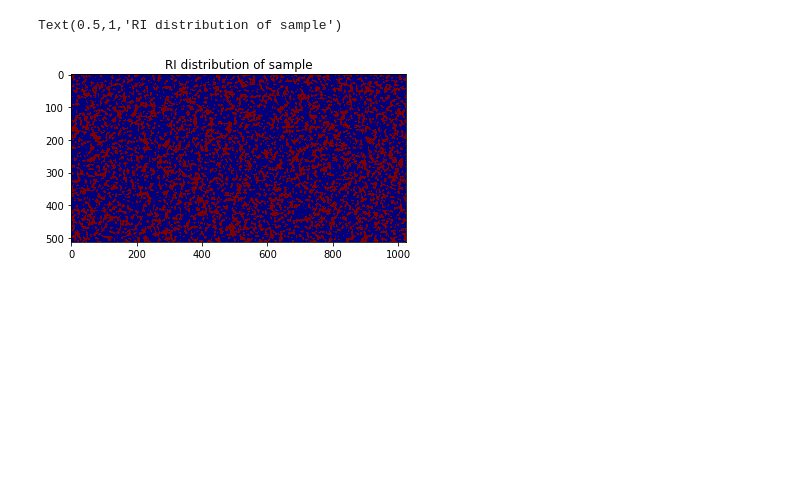
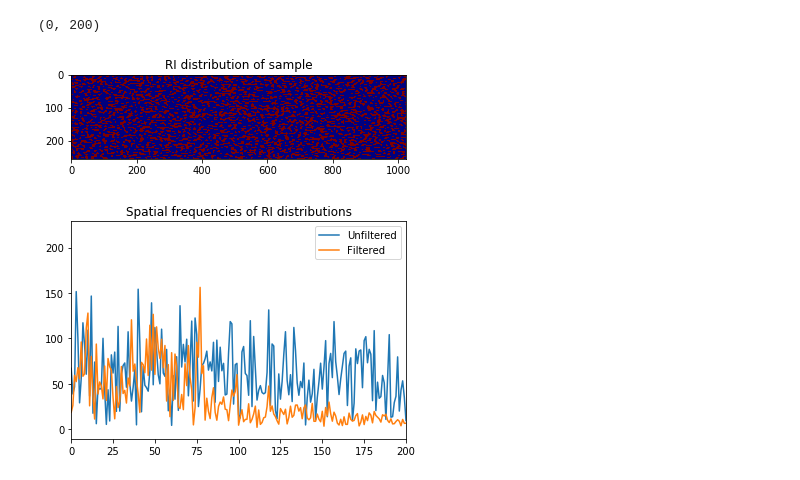
Before and after one commit to PrintRind/Turbid-Media-Propagation-Simulation, a Jupyter notebook: Turbid_Media_Sim_with_functions.ipynb, the cells around one changed output. Saved outputs shown, nothing was run; the diff lists cells and outputs as text; code cells hidden in the pictures; blank space fills up the shorter version.

```diff
--- a/Turbid_Media_Sim_with_functions.ipynb
+++ b/Turbid_Media_Sim_with_functions.ipynb
@@ -10,8 +12,9 @@ from input_wavefront import input_wavefront
 # %%
 #user parameters
-
-N=np.array([512, 1024]) # size of grid z,x
-u=np.array([.2, .1]) #units z, x in lambda
+m =2
+n =1
+N=np.array([int(512/m), int(1024/n)]) # size of grid z,x
+u=np.array([.2*m, .1*n]) #units z, x in lambda
 NA=0.5 #NA of lens
 RI=np.array([1.33, 1.4]) #refractive indices of turbid sample (we assume a binary RI-distribution for simplicity)
 # %%
@@ -28,18 +31,30 @@ kz=np.arange(0,N[0])*uk[0]
 # %%
 #defining random sample
 
 tmp=np.random.random(N) #array of random numbers with dimensions of N
 
 #low-pass filtering of random sample (performed in k-space)
 
 F_tmp=np.fft.fft2(tmp)  #fourier transform random array
-sigma=N/10*u  # 10% of simulation region ~ 5x10 wavelengths in real space
-F_filter=np.exp(-X**2/sigma[1]**2-(Z-N[0]*u[0]/2)**2/sigma[0]**2) #Gaussian LP filter function
-tmp2=np.fft.fftshift(np.fft.fft2(np.fft.ifftshift(F_filter*F_tmp))) #apply filter, undo shift to center spectrum on zero in k space
+sigma=N*u/10 # 10% of simulation region ~ 10x10 wavelengths in real space,
+sigma1 = int(N[0]*u[0]/10)
+F_filter=np.exp(-X**2/(sigma[1]*n)**2-(Z-N[0]*u[0]/2)**2/(sigma[0]*m)**2) #Gaussian LP filter function
+F_filter1=np.sqrt((X/n)**2+(Z-N[0]*u[0]/2)**2/(m)**2)<sigma1^2  #hard cutoff LP filter
+tmp2=np.fft.fftshift(np.fft.fft2(np.fft.ifftshift(F_filter1*F_tmp))) #apply filter, undo shift to center spectrum on zero in k space
                                                                     #2d fft back to lambda space and shift center back to zero
 sample=np.fft.ifftshift((tmp2/np.max(tmp2)>0.1)*(RI[1]-RI[0])+RI[0], 1) #undo shift to center on zero for X axis, and threshold normalized values to >0.1
+plt.figure(0)
 plt.imshow(np.real(sample),cmap='jet')   #Plot real part of filtered random refractive indices
 plt.title('RI distribution of sample')
+
+plt.figure(1)  #check spatial frequency distribution after filtering
+test = np.fft.fft2(sample)
+plt.plot(np.real(abs(F_tmp[1]/2)), label = 'Unfiltered')
+plt.plot(np.real(abs(test[1])), label = 'Filtered')
+plt.title('Spatial frequencies of RI distributions')
+plt.legend()
+plt.xlim([0,200])
 # %% [output]
-Text(0.5,1,'RI distribution of sample')
+(0, 200)
-[figure, old version]
+[figure, new version]
+[figure, added]
```
Also changed, not shown: parts of 13 cells of this notebook, 8 other files.
